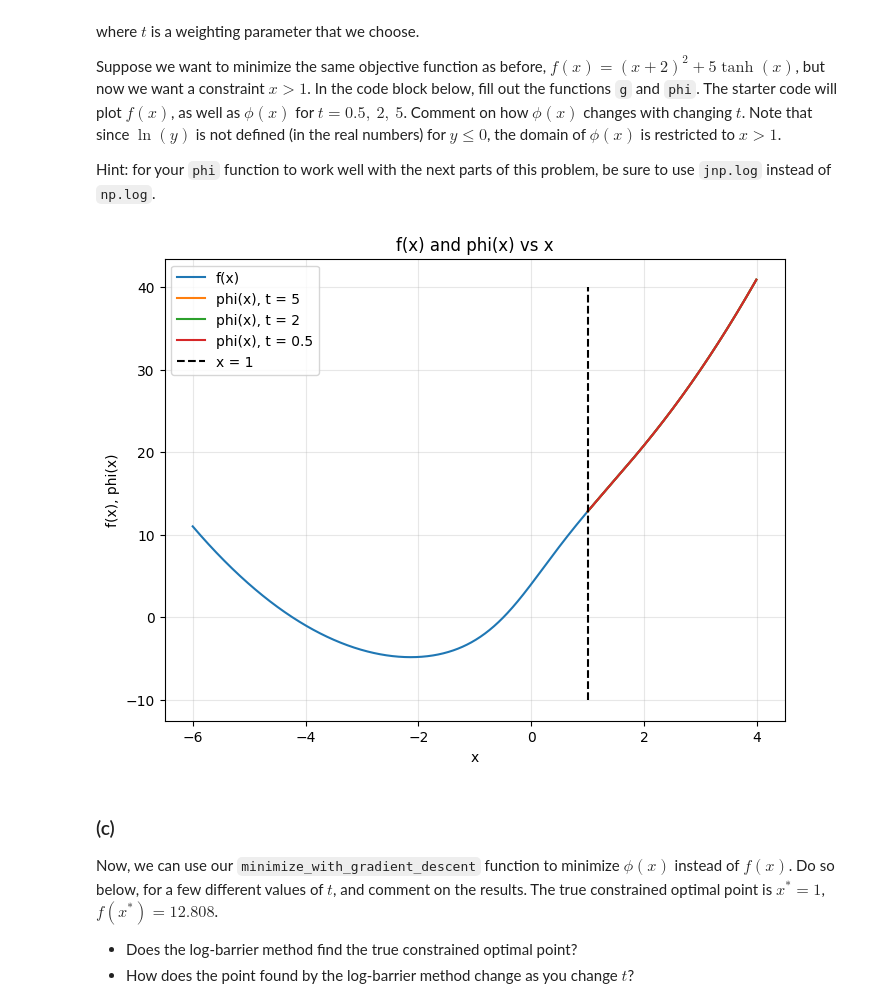
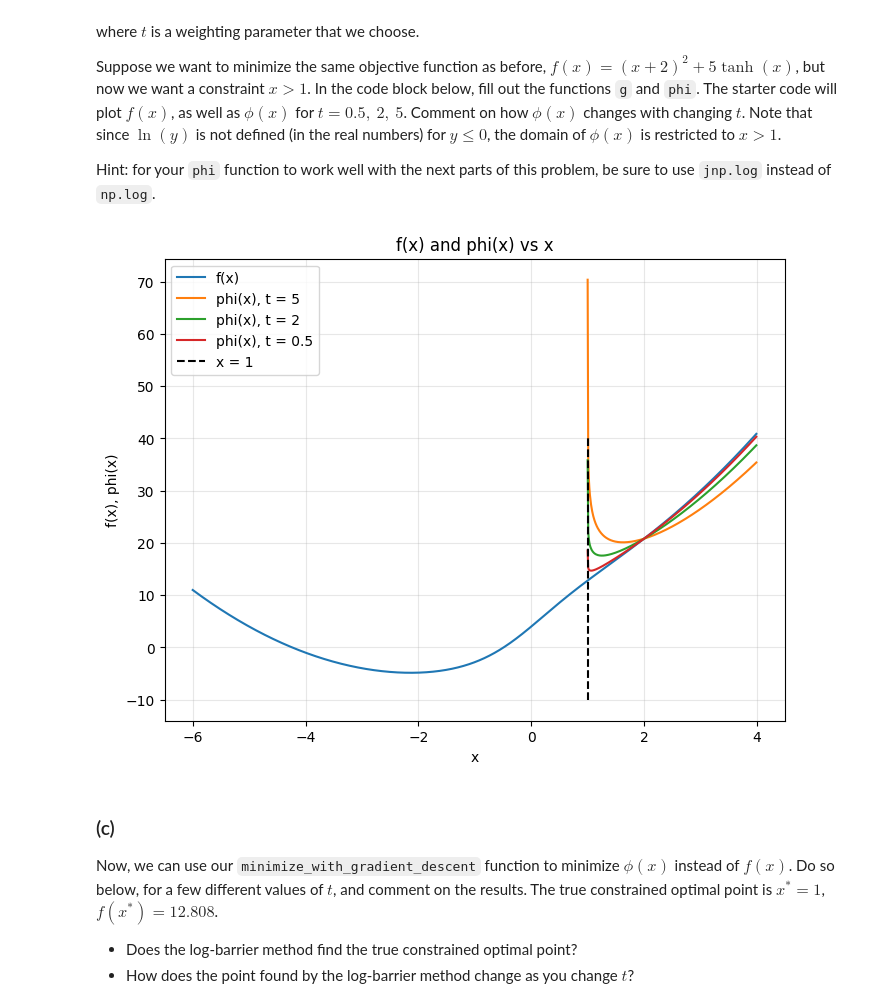
Before and after one commit to barkinsarigol/SwirlRecoveryVane, a Jupyter notebook: homework/hw01.ipynb, the cells around one changed output. Drawn from its saved outputs; the diff is of its cells as text; code cells hidden in the pictures.

```diff
--- a/homework/hw01.ipynb
+++ b/homework/hw01.ipynb
@@ -543,38 +554,36 @@ def phi(f, x, g, t):
         f  : name of f(x) function; takes x as input
         x  : variable to be optimized
         g  : constraint function; we want to ensure g(x) <= 0
         t  : log-barrier weighting parameter
 
     Outputs:
         phi(x)
     '''
 
-    '''
-    fill code here
-    '''
+    phi_value=f(x)-t*jnp.log(-1*g(x))
 
-    return f(x) # update this line
+    return phi_value
 
 x_upper = 4
 dx = 0.01
 f_x_domain = np.arange(-6, x_upper, dx)
 phi_x_domain = np.arange(1.00001, x_upper, dx)
 
 plt.figure(figsize=(8,6))
 plt.plot(f_x_domain, f(f_x_domain), label='f(x)')
 plt.plot(phi_x_domain, phi(f, phi_x_domain, g, 5), label='phi(x), t = 5')
 plt.plot(phi_x_domain, phi(f, phi_x_domain, g, 2), label='phi(x), t = 2')
 plt.plot(phi_x_domain, phi(f, phi_x_domain, g, 0.5), label='phi(x), t = 0.5')
 plt.vlines(1, -10, 40, linestyles='dashed', label='x = 1', color='black')
 plt.xlabel('x')
 plt.grid(alpha=0.3)
 plt.ylabel('f(x), phi(x)')
 plt.title('f(x) and phi(x) vs x')
 plt.legend(loc='upper left')
 # plt.ylim(-10, 40)
 plt.show()
 # %% [output]
-[figure, old version]
+[figure, new version]
 # %% [markdown]
 ### (c)
 Now, we can use our `minimize_with_gradient_descent` function to minimize $\phi(x)$ instead of $f(x)$. Do so below, for a few different values of $t$, and comment on the results. The true constrained optimal point is $x^* = 1$, $f(x^*) = 12.808$.
```
Also changed, not shown: parts of 2 cells of this notebook.
